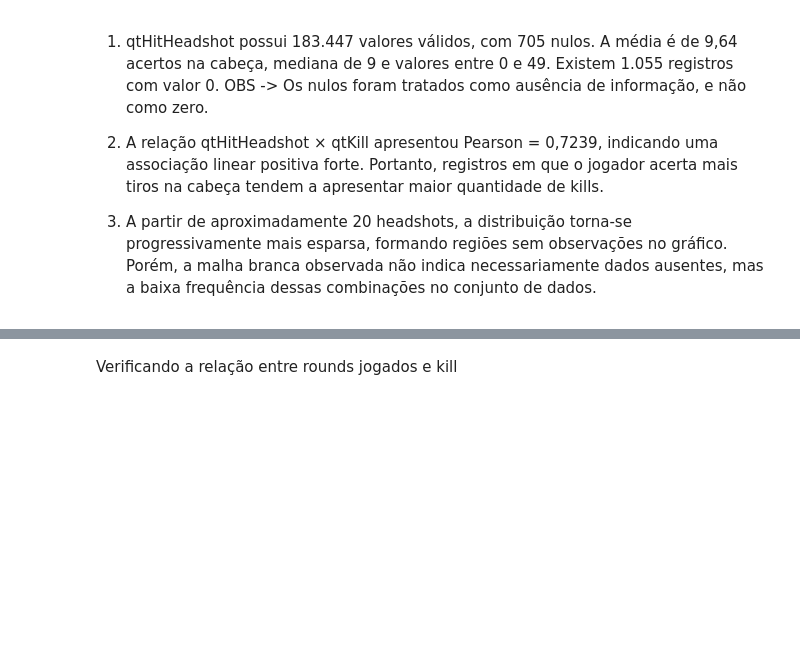
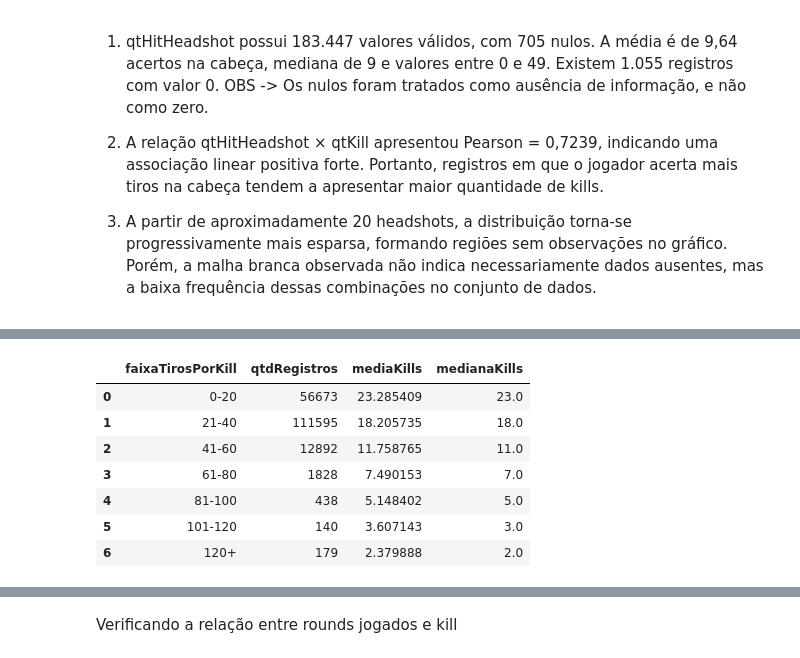
Before and after one commit to lucasccesar/Projeto-IA, a Jupyter notebook: notebooks/01_eda_dataset.ipynb, the cells around one changed output, grey strips where cells are left out. Cells and saved outputs as stored; diff of their text form; code cells hidden in the pictures; blank space fills up the shorter version.

```diff
--- a/notebooks/01_eda_dataset.ipynb
+++ b/notebooks/01_eda_dataset.ipynb
@@ -1374,0 +1407,23 @@ df[
+# %%
+df['faixaTirosPorKill'] = faixas_tpk
+
+resumo_tpk = (
+    df.groupby('faixaTirosPorKill', observed=True)
+    .agg(
+        qtdRegistros=('qtKill', 'count'),
+        mediaKills=('qtKill', 'mean'),
+        medianaKills=('qtKill', 'median')
+    )
+    .reset_index()
+)
+
+display(resumo_tpk)
+# %% [output]
+|  | faixaTirosPorKill | qtdRegistros | mediaKills | medianaKills |
+| 0 | 0-20 | 56673 | 23.285409 | 23.0 |
+| 1 | 21-40 | 111595 | 18.205735 | 18.0 |
+| 2 | 41-60 | 12892 | 11.758765 | 11.0 |
+| 3 | 61-80 | 1828 | 7.490153 | 7.0 |
+| 4 | 81-100 | 438 | 5.148402 | 5.0 |
+| 5 | 101-120 | 140 | 3.607143 | 3.0 |
+| 6 | 120+ | 179 | 2.379888 | 2.0 |
```
Also changed, not shown: parts of 5 cells of this notebook, 4 other files.
